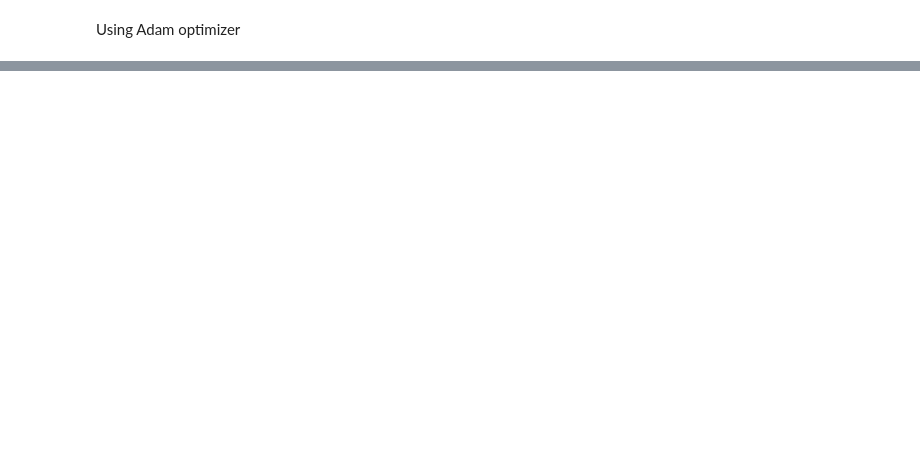
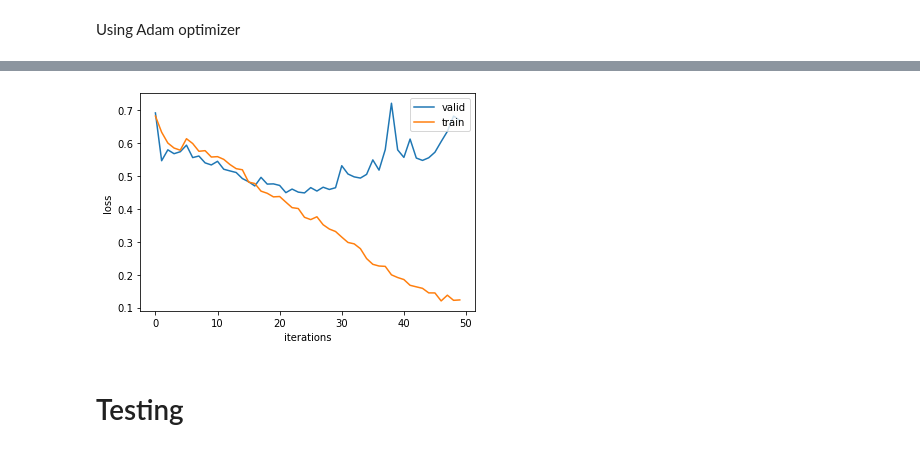
Before and after one commit to Chris-Peterson444/kaggle_is_it_real, a Jupyter notebook: seq2seq.ipynb, the cells around one changed output, grey strips where cells are left out. Cells and saved outputs as stored; diff of their text form; code cells hidden in the pictures; blank space fills up the shorter version.

Commit message:
general file done. adding models

```diff
--- a/seq2seq.ipynb
+++ b/seq2seq.ipynb
@@ -148,7 +179,7 @@ Unique tokens in label vocabulary: 4
 # Hyper-Parameters
 # %%
 device = torch.device('cuda' if torch.cuda.is_available() else 'cpu')
-BATCH_SIZE = 128
+BATCH_SIZE = 1
 # %% [markdown]
 ## Iterator setup
 # %%
@@ -310,0 +456,35 @@ optimizer = optim.Adam(model.parameters())
+# %%
+file_name = "50-epochs-1-batch"
+training_loss_data = []
+validation_loss_data = []
+# %%
+N_EPOCHS = 50
+CLIP = 1
+
+best_valid_loss = float('inf')
+print("running")
+pp = ProgressPlot(plot_names=['loss'],line_names=['training','validation'])
+
+for epoch in range(N_EPOCHS):
+
+    start_time = time.time()
+
+    train_loss = train(model, train_iterator, optimizer, criterion, CLIP)
+    valid_loss = evaluate(model, valid_iterator, criterion)
+
+    end_time = time.time()
+
+    epoch_mins, epoch_secs = epoch_time(start_time, end_time)
+
+    validation_loss_data.append(valid_loss)
+    training_loss_data.append(train_loss)
+    pp.update([[train_loss,valid_loss]])
+
+    if valid_loss < best_valid_loss:
+        best_valid_loss = valid_loss
+        torch.save(model.state_dict(), file_name+'.pt')
+
+#     print(f'Epoch: {epoch+1:02} | Time: {epoch_mins}m {epoch_secs}s')
+#     print(f'\tTrain Loss: {train_loss:.3f} | Train PPL: {math.exp(train_loss):7.3f}')
+#     print(f'\t Val. Loss: {valid_loss:.3f} |  Val. PPL: {math.exp(valid_loss):7.3f}')
+pp.finalize()
@@ -310,0 +495,12 @@ optimizer = optim.Adam(model.parameters())
+# %%
+# print(training_loss_data)
+plt.plot(validation_loss_data)
+plt.plot(training_loss_data)
+plt.xlabel('iterations')
+plt.ylabel('loss')
+plt.legend(['valid','train'], loc="upper right")
+plt.savefig(file_name+'.png')
+# %% [output]
+[figure, added]
+# %% [markdown]
+# Testing
```
Also changed, not shown: parts of 27 cells of this notebook, 9 other files.
